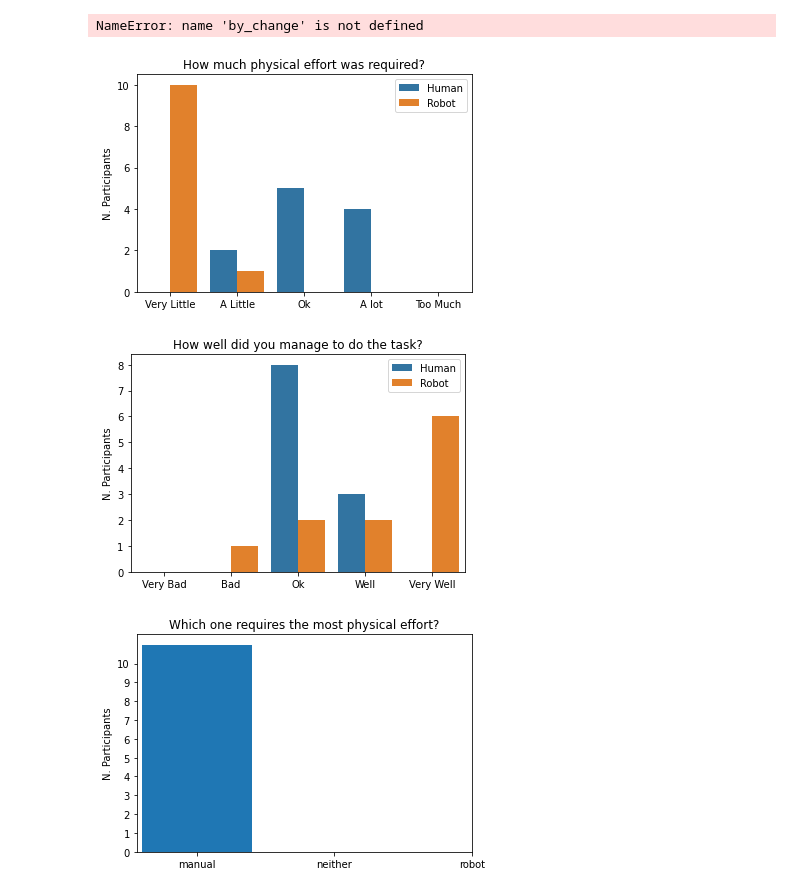
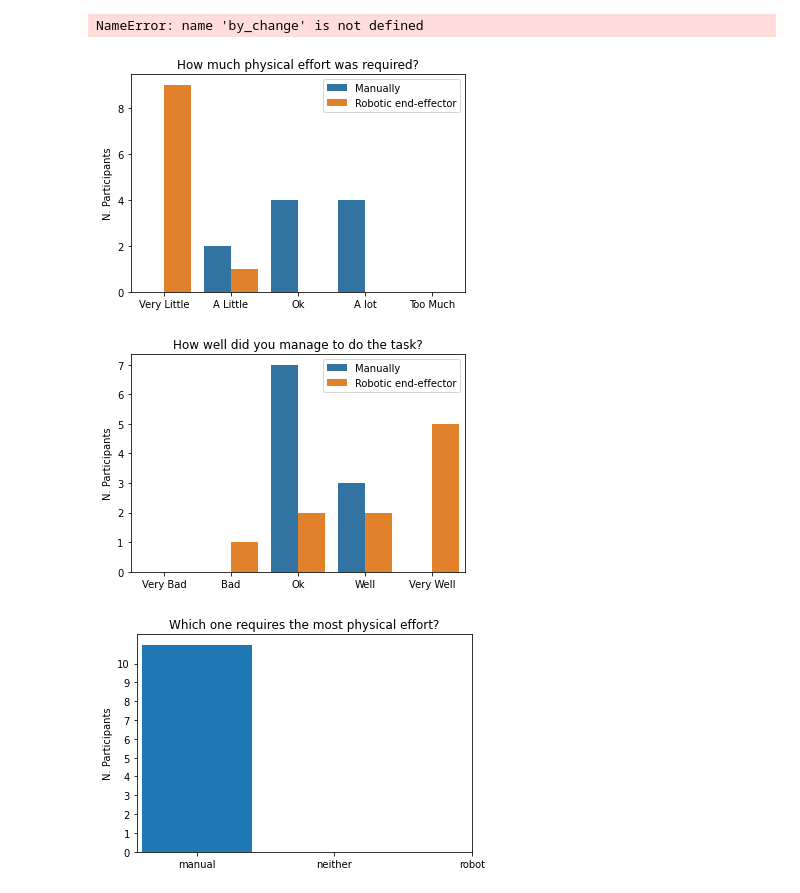
Before and after one commit to Jenirethvanessa/robotic_end-effector, a Jupyter notebook: results_plots.ipynb, the cells around one changed output. Cells and saved outputs as stored; diff of their text form; code cells hidden in the pictures.

```diff
--- a/results_plots.ipynb
+++ b/results_plots.ipynb
@@ -5,7 +5,7 @@ import seaborn as sns
 import numpy as np
 # %%
 df = pd.read_excel("Results.xlsx", header=None)
-df = df.loc[1:,list(range(12))].set_index(0).T
+df = df.loc[1:,list(range(11))].set_index(0).T
 df.head()
 # %% [output]
 |  | demog1 | demog2 | demog3 | demog4 | demog5 | demog6 | demog7 | demog8 | manual_needle1 | ... |
@@ -74,15 +74,15 @@ NameError: name 'by_change' is not defined
 # %%
 categories = ["Very Little", "A Little", "Ok", "A lot", "Too Much"]
 title = "How much physical effort was required?"
-plot_two_questions(df, first_variable="manual_needle1", first_name="Human", second_variable="needle1", second_name="Robot", categories = categories, title = title)
+plot_two_questions(df, first_variable="manual_needle1", first_name="Manually", second_variable="needle1", second_name="Robotic end-effector", categories = categories, title = title)
 # %% [output]
-[figure, old version]
+[figure, new version]
 # %%
 categories = ["Very Bad", "Bad", "Ok", "Well", "Very Well"]
 title = "How well did you manage to do the task?"
-plot_two_questions(df, first_variable="manual_needle2", first_name="Human", second_variable="needle2", second_name="Robot",  categories = categories, title = title)
+plot_two_questions(df, first_variable="manual_needle2", first_name="Manually", second_variable="needle2", second_name="Robotic end-effector",  categories = categories, title = title)
 # %% [output]
-[figure, old version]
+[figure, new version]
 # %%
 categories = ["manual", "neither", "robot"]
 def which_requires_more_effort(value):
```
Also changed, not shown: parts of 4 cells of this notebook, 1 other file.
